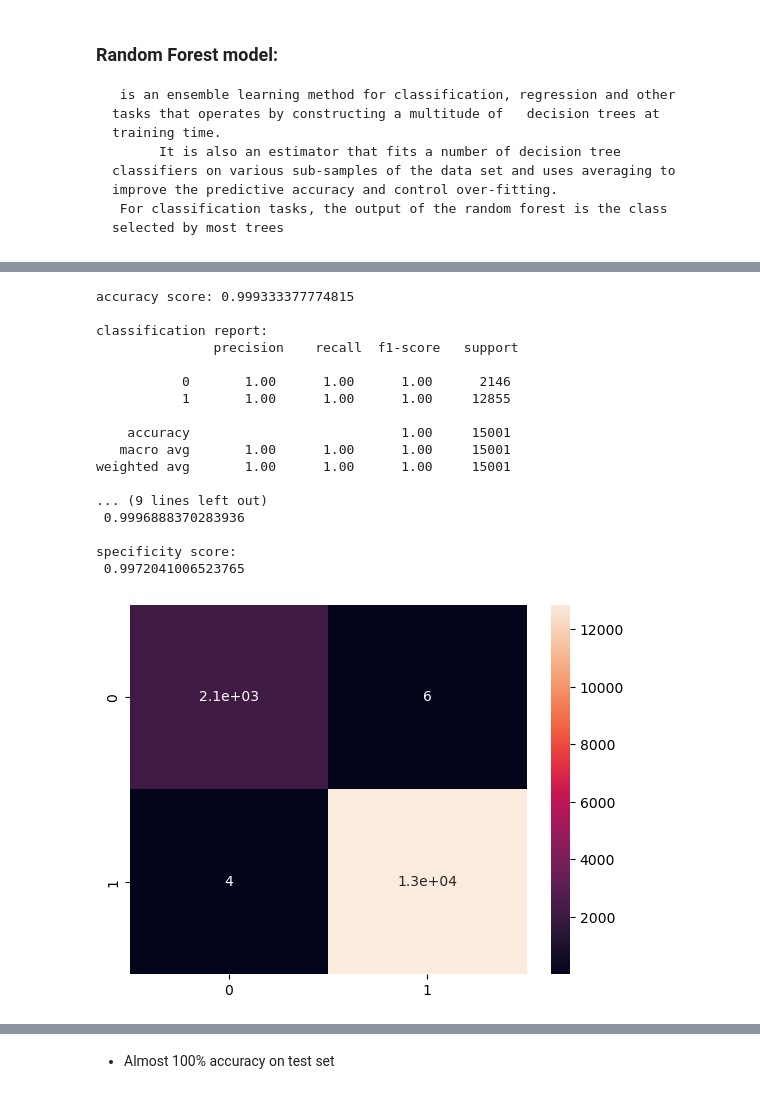
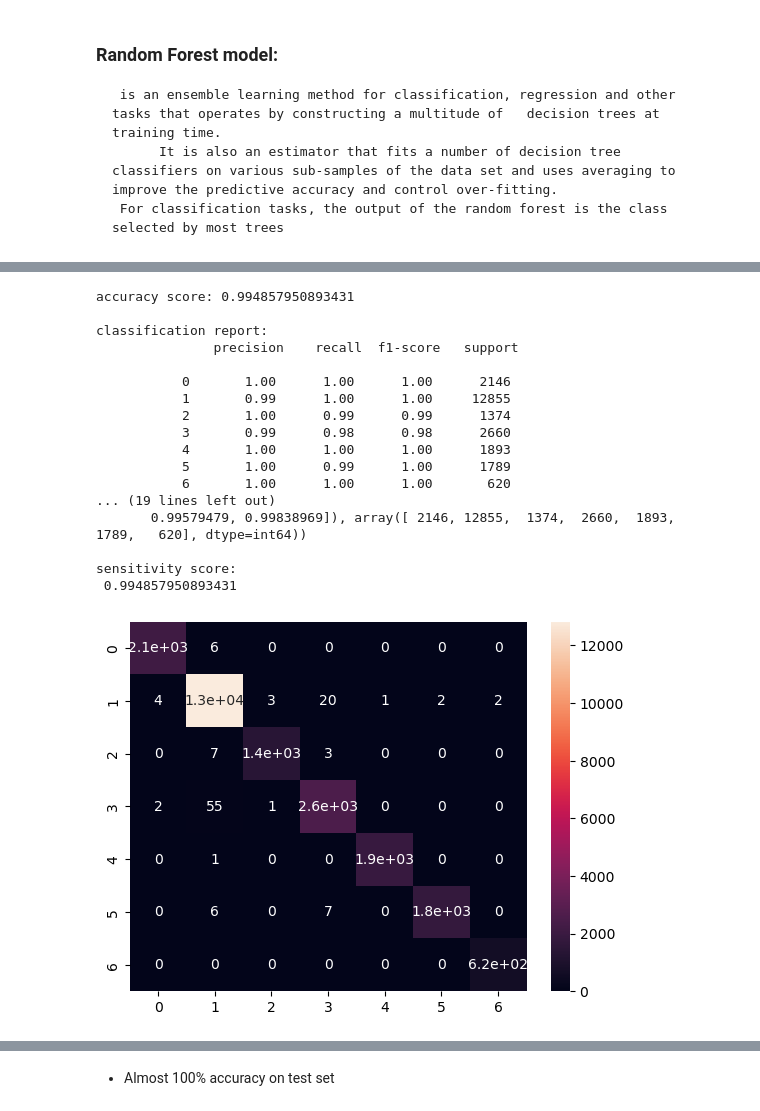
Before and after one commit to Taoheed-O/Tuberculosis_Survival_prediction, a Jupyter notebook: Machine_learning.ipynb, the cells around one changed output, grey strips where cells are left out. Saved outputs shown, nothing was run; the diff lists cells and outputs as text; code cells hidden in the pictures.

```diff
--- a/Machine_learning.ipynb
+++ b/Machine_learning.ipynb
@@ -299,7 +299,10 @@ patients_total_2022 = pd.merge(patients_2022_new, regimens_2022_new, on='patient
 # %%
 patients_total_2022['outcome_cd_state'] = patients_total_2022['outcome_cd'].apply(lambda x:'cured'\
 if x == 'cured' else ('still on treatment' if x == 'stillOnTreatment' \
-               else ("died" if x == 'died' else 'others')))
+               else ("died" if x == 'died'\
+                     else( 'failure' if x == 'failure'\
+                          else('completed' if x == 'completed'\
+                               else ('loss to follow up' if x == 'ltfu' else 'unknown'))))))
 # %% [markdown]
 #### Doing the same process above to the patients 2023 and regimens 2023
 - Merging DataFrames
@@ -310,7 +313,10 @@ patients_total_2023 = pd.merge(patients_2023_new, regimens_2023_new, on='patient
 # %%
 patients_total_2023['outcome_cd_state'] = patients_total_2023['outcome_cd'].apply(lambda x:'cured'\
 if x == 'cured' else ('still on treatment' if x == 'stillOnTreatment' \
-               else ("died" if x == 'died' else 'others')))
+               else ("died" if x == 'died'\
+                     else( 'failure' if x == 'failure'\
+                          else('completed' if x == 'completed'\
+                               else ('loss to follow up' if x == 'ltfu' else 'unknown'))))))
 # %%
 patients_total_2022['year'] = 2022
 patients_total_2023['year'] = 2023
@@ -325,2 +341,7 @@ patients_total_cured_died = patients_total[patients_total['outcome_cd'].isin(['c
 # %%
-patients_total_cured_died['outcome_cd_bin'] = patients_total_cured_died['outcome_cd_state'].apply(lambda x: 1 if x == 'cured' else 0)
+patients_total['outcome_cd_bin'] = patients_total['outcome_cd_state'].apply(lambda x: 1 if x == 'cured' \
+                                                                                       else (0 if x == 'died' \
+                                                                                            else (2 if x == 'still on treatment'\
+                                                                                                  else(3 if x == 'completed'\
+                                                                                                      else(4 if x == 'loss to follow up'\
+                                                                                                          else(5 if x == 'failure' else 6))))))
@@ -386,10 +402,10 @@ features = ['gender', 'country', 'education', 'employment',
                       'lung_localization', 'x_ray_count', 'age_of_onset', 'bmi', 'period_span',
             'case_definition', 'status'
            ]
-training_features = patients_total_cured_died[features]
+training_features = patients_total[features]
 
 outcome = ['outcome_cd_bin']
-outcome_label = patients_total_cured_died[outcome]
+outcome_label = patients_total[outcome]
 # %%
 categorical_columns = ['gender', 'country', 'education', 'employment',
                        'number_of_children', 'number_of_daily_contacts', 'type_of_resistance',
@@ -557,37 +573,37 @@ model_rf = rf.fit(training_features,np.array(outcome_label['outcome_cd_bin']))
 # %%
 predicted_label  = model_rf.predict(training_features)
 actual_label = np.array(outcome_label['outcome_cd_bin'])
 print('accuracy score:',accuracy_score(actual_label,predicted_label))
 print('\nclassification report:\n',classification_report(actual_label,predicted_label))
 print('\nconfusion matrix:\n',confusion_matrix(actual_label,predicted_label))
 print('\nprecison,recall,fscore,support ARRAYS:\n',precision_recall_fscore_support(actual_label,predicted_label))
-def specificity(y_true , y_pred):
-    w,x,y,z = precision_recall_fscore_support(actual_label,predicted_label)
-    return(x[0])
-print('\nsensitivity score:\n',recall_score(actual_label,predicted_label))
-print('\nspecificity score:\n',specificity(actual_label,predicted_label))
+# def specificity(y_true , y_pred):
+#     w,x,y,z = precision_recall_fscore_support(actual_label,predicted_label)
+#     return(x[0])
+print('\nsensitivity score:\n',recall_score(actual_label,predicted_label,average='micro'))
+# print('\nspecificity score:\n',specificity(actual_label,predicted_label))
 
 cm = confusion_matrix(actual_label,predicted_label)
 
 sns.heatmap(cm,annot=True)
 plt.show()
 # %% [output]
-accuracy score: 0.999333377774815
+accuracy score: 0.994857950893431
 
 classification report:
                precision    recall  f1-score   support
 
            0       1.00      1.00      1.00      2146
-           1       1.00      1.00      1.00     12855
+           1       0.99      1.00      1.00     12855
+           2       1.00      0.99      0.99      1374
+           3       0.99      0.98      0.98      2660
+           4       1.00      1.00      1.00      1893
+           5       1.00      0.99      1.00      1789
+           6       1.00      1.00      1.00       620
+... (19 lines left out)
+       0.99579479, 0.99838969]), array([ 2146, 12855,  1374,  2660,  1893,  1789,   620], dtype=int64))
 
-    accuracy                           1.00     15001
-   macro avg       1.00      1.00      1.00     15001
-weighted avg       1.00      1.00      1.00     15001
-
-... (9 lines left out)
- 0.9996888370283936
-
-specificity score:
- 0.9972041006523765
+sensitivity score:
+ 0.994857950893431
-[figure, old version]
+[figure, new version]
 # %% [markdown]
```
Also changed, not shown: parts of 27 cells of this notebook, 1 other file.
